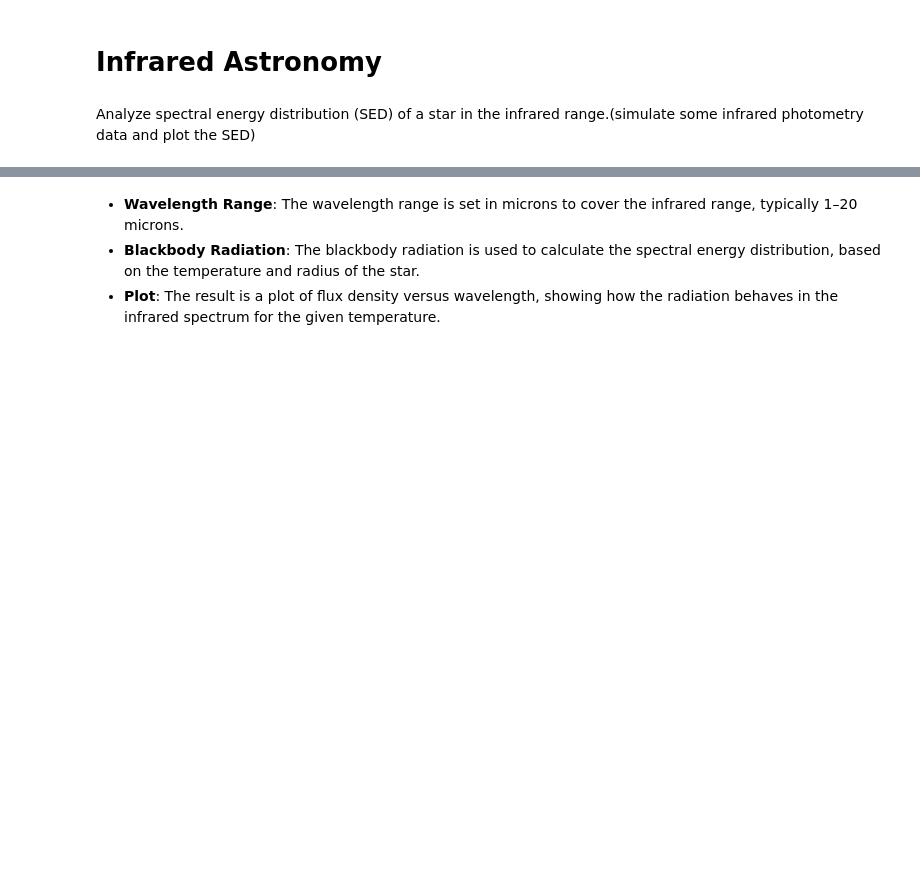
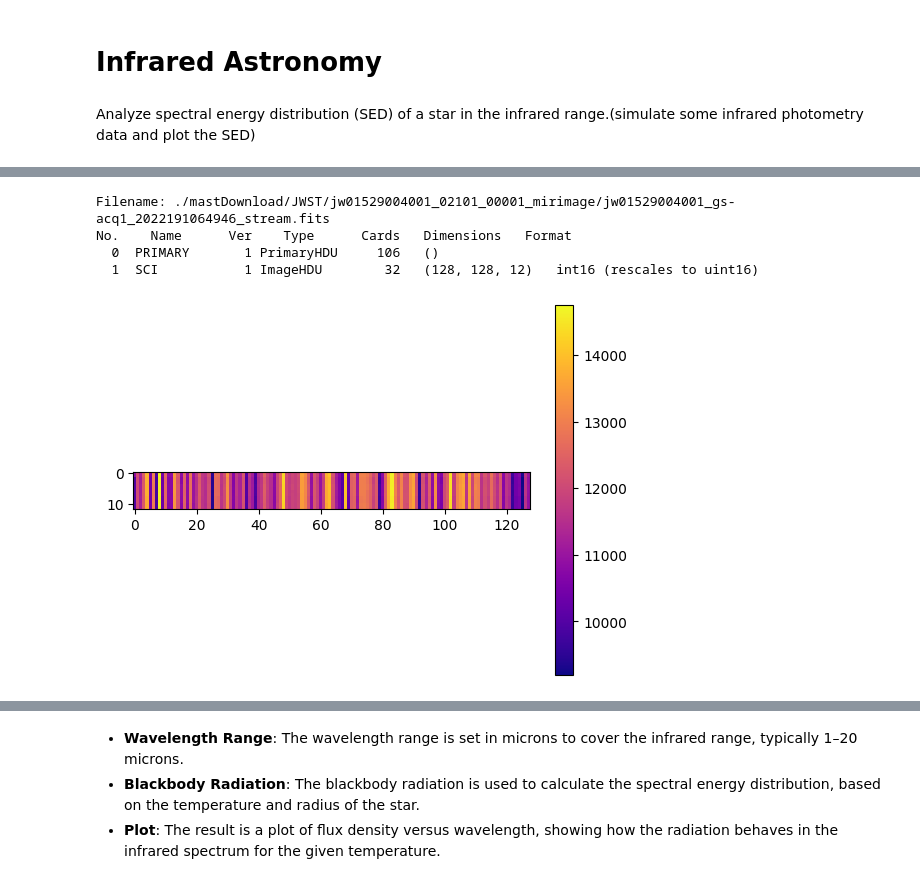
Before and after one commit to deltorobarba/astrophysics, a Jupyter notebook: spectroscopy_infrared.ipynb, the cells around one changed output, grey strips where cells are left out. Cells and saved outputs as stored; diff of their text form; code cells hidden in the pictures; blank space fills up the shorter version.

```diff
--- a/spectroscopy_infrared.ipynb
+++ b/spectroscopy_infrared.ipynb
@@ -8,0 +84,16 @@ Analyze spectral energy distribution (SED) of a star in the infrared range.(simu
+# %%
+# Inspect data
+
+from astropy.io import fits
+
+# Load the FITS file
+file_path = './mastDownload/JWST/jw01529004001_02101_00001_mirimage/jw01529004001_gs-acq1_2022191064946_stream.fits'
+hdul = fits.open(file_path)
+
+# Inspect the structure of the FITS file (HDU List)
+hdul.info()
+# %% [output]
+Filename: ./mastDownload/JWST/jw01529004001_02101_00001_mirimage/jw01529004001_gs-acq1_2022191064946_stream.fits
+No.    Name      Ver    Type      Cards   Dimensions   Format
+  0  PRIMARY       1 PrimaryHDU     106   ()
+  1  SCI           1 ImageHDU        32   (128, 128, 12)   int16 (rescales to uint16)
@@ -8,0 +103,9 @@ Analyze spectral energy distribution (SED) of a star in the infrared range.(simu
+# %%
+import matplotlib.pyplot as plt
+
+# Plot the first image slice (for the first layer in the 3rd dimension)
+plt.imshow(hdul[1].data[:, :, 0], cmap='plasma')
+plt.colorbar()
+plt.show()
+# %% [output]
+[figure, added]
```
Also changed, not shown: parts of 14 cells of this notebook.
